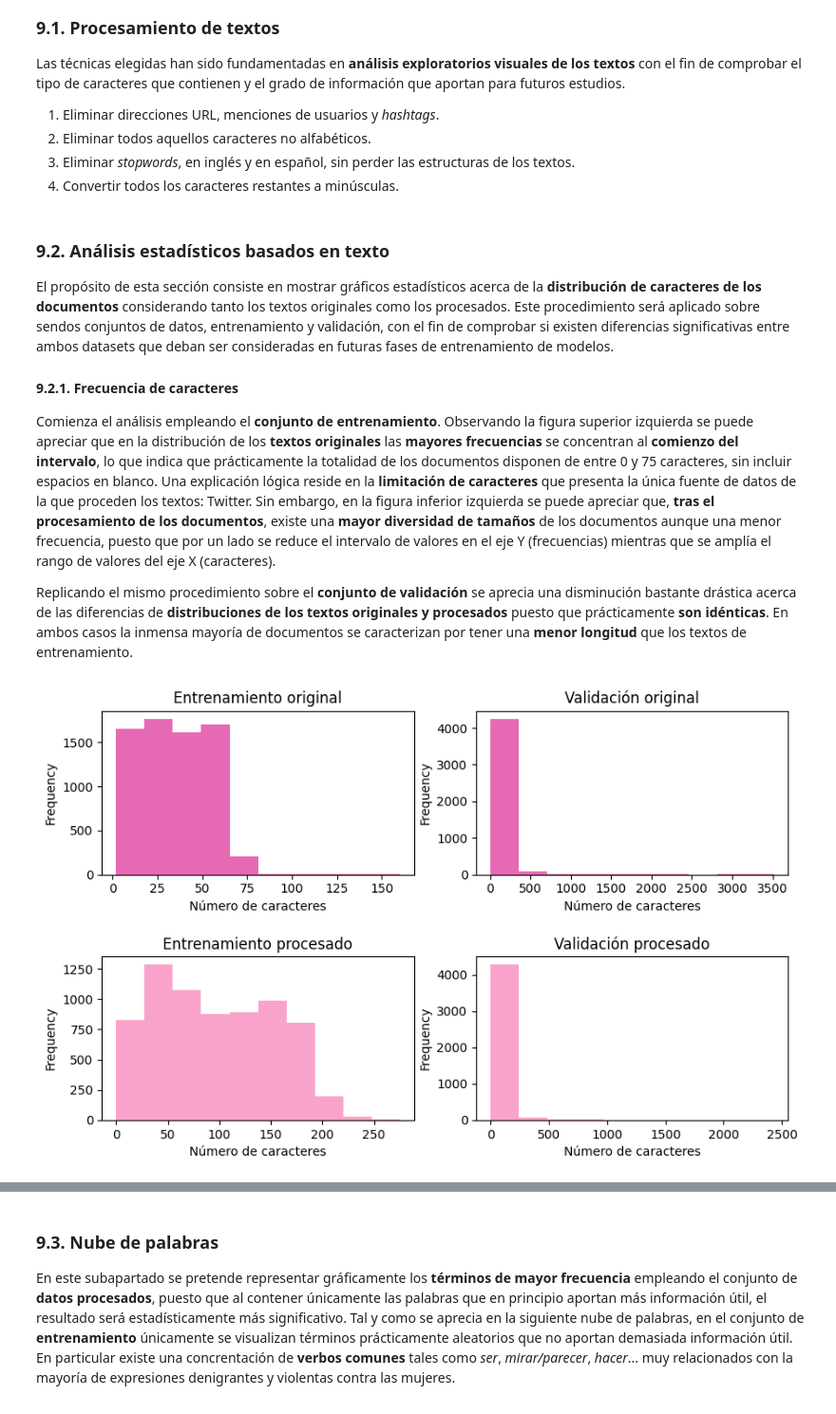
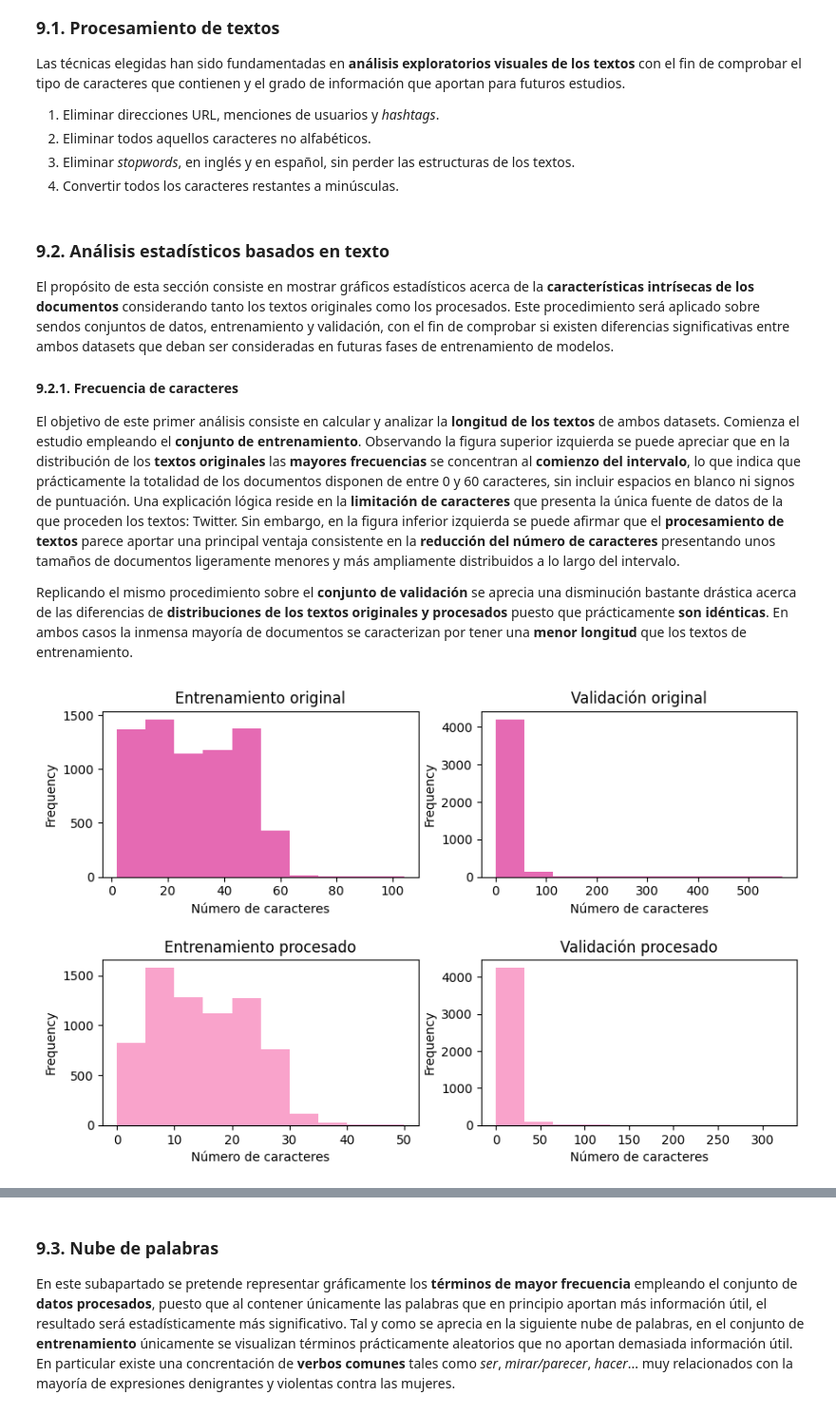
Before and after one commit to lidiasm/DATCOM-TFM, a Jupyter notebook: notebooks/eda.ipynb, the cells around one changed output, grey strips where cells are left out. Shown at 95% size. Drawn from its saved outputs; the diff is of its cells as text; code cells hidden in the pictures.

```diff
--- a/notebooks/eda.ipynb
+++ b/notebooks/eda.ipynb
@@ -231,11 +226,11 @@ Las técnicas elegidas han sido fundamentadas en **análisis exploratorios visua
 # %% [markdown]
 ### 9.2. Análisis estadísticos basados en texto
 
-El propósito de esta sección consiste en mostrar gráficos estadísticos acerca de la **distribución de caracteres de los documentos** considerando tanto los textos originales como los procesados. Este procedimiento será aplicado sobre sendos conjuntos de datos, entrenamiento y validación, con el fin de comprobar si existen diferencias significativas entre ambos datasets que deban ser consideradas en futuras fases de entrenamiento de modelos.
+El propósito de esta sección consiste en mostrar gráficos estadísticos acerca de la **características intrísecas de los documentos** considerando tanto los textos originales como los procesados. Este procedimiento será aplicado sobre sendos conjuntos de datos, entrenamiento y validación, con el fin de comprobar si existen diferencias significativas entre ambos datasets que deban ser consideradas en futuras fases de entrenamiento de modelos.
 
 #### 9.2.1. Frecuencia de caracteres
 
-Comienza el análisis empleando el **conjunto de entrenamiento**. Observando la figura superior izquierda se puede apreciar que en la distribución de los **textos originales** las **mayores frecuencias** se concentran al **comienzo del intervalo**, lo que indica que prácticamente la totalidad de los documentos disponen de entre 0 y 75 caracteres, sin incluir espacios en blanco. Una explicación lógica reside en la **limitación de caracteres** que presenta la única fuente de datos de la que proceden los textos: Twitter. Sin embargo, en la figura inferior izquierda se puede apreciar que, **tras el procesamiento de los documentos**, existe una **mayor diversidad de tamaños** de los documentos aunque una menor frecuencia, puesto que por un lado se reduce el intervalo de valores en el eje Y (frecuencias) mientras que se amplía el rango de valores del eje X (caracteres).
+El objetivo de este primer análisis consiste en calcular y analizar la **longitud de los textos** de ambos datasets. Comienza el estudio empleando el **conjunto de entrenamiento**. Observando la figura superior izquierda se puede apreciar que en la distribución de los **textos originales** las **mayores frecuencias** se concentran al **comienzo del intervalo**, lo que indica que prácticamente la totalidad de los documentos disponen de entre 0 y 60 caracteres, sin incluir espacios en blanco ni signos de puntuación. Una explicación lógica reside en la **limitación de caracteres** que presenta la única fuente de datos de la que proceden los textos: Twitter. Sin embargo, en la figura inferior izquierda se puede afirmar que el **procesamiento de textos** parece aportar una principal ventaja consistente en la **reducción del número de caracteres** presentando unos tamaños de documentos ligeramente menores y más ampliamente distribuidos a lo largo del intervalo.
 
 Replicando el mismo procedimiento sobre el **conjunto de validación** se aprecia una disminución bastante drástica acerca de las diferencias de **distribuciones de los textos originales y procesados** puesto que prácticamente **son idénticas**. En ambos casos la inmensa mayoría de documentos se caracterizan por tener una **menor longitud** que los textos de entrenamiento.
 # %%
@@ -245,7 +240,7 @@ add_stopwords = ["mujer", "hombre",
                 "woman", "man",
                 "women", "men"]
 
-# Text processing for training and testing datasets
+# Text processing for train and test datasets
 train_df = text_processing_pipeline(
     dataset=train_df,
     text_col="text",
@@ -256,29 +251,23 @@ test_df = text_processing_pipeline(
     text_col="text",
     add_stopwords=add_stopwords)
 
-# Tokenize original train texts
-train_df["text_tokens"] = train_df.apply(
-    lambda row: nltk.word_tokenize(
-        row["text"]),
-        axis=1)
-
-# Tokenize original test texts
-test_df["text_tokens"] = train_df.apply(
-    lambda row: nltk.word_tokenize(
-        row["text"]),
-        axis=1)
-
-# Tokenize processed train texts
+# Tokenize processed train and test texts
 train_df["cleaned_text_tokens"] = train_df.apply(
     lambda row: nltk.word_tokenize(
         row["cleaned_text"]),
         axis=1)
 
-# Tokenize processed test texts
 test_df["cleaned_text_tokens"] = test_df.apply(
     lambda row: nltk.word_tokenize(
         row["cleaned_text"]),
         axis=1)
+
+# Delete punctuation marks and tokenize texts
+train_df["text_tokens"] = [record.split(" ") for record in
+                            list(train_df["text"].str.replace("[^\w\s]", ""))]
+
+test_df["text_tokens"] = [record.split(" ") for record in
+                            list(test_df["text"].str.replace("[^\w\s]", ""))]
 
 # Create a grid for 4 charts
 fig, ax = plt.subplots(2, 2, figsize=(10,6))
@@ -289,35 +278,37 @@ ax[0][1].set_xlabel("Número de caracteres")
 ax[1][0].set_xlabel("Número de caracteres")
 ax[1][1].set_xlabel("Número de caracteres")
 
-# Char frequency for ORIGINAL texts in training and testing datasets
+# Char frequency for ORIGINAL texts in train and test datasets
 train_df["text_tokens"].str.len().plot(
     ax=ax[0][0],
     kind="hist",
     grid=False,
     color="#e56ab3",
     title="Entrenamiento original")
+
 test_df["text_tokens"].str.len().plot(
     ax=ax[0][1],
     kind="hist",
     grid=False,
     color="#e56ab3",
     title="Validación original")
 
-# Char frequency for PREPROCESSED texts in training and testing datasets
+# Char frequency for PREPROCESSED texts in train and test datasets
 train_df["cleaned_text_tokens"].str.len().plot(
     ax=ax[1][0],
     kind="hist",
     grid=False,
     color="#f9a3cb",
     title="Entrenamiento procesado")
+
 test_df["cleaned_text_tokens"].str.len().plot(
     ax=ax[1][1],
     kind="hist",
     grid=False,
     color="#f9a3cb",
     title="Validación procesado")
 
 # Add some vertical space between plots
 fig.subplots_adjust(hspace=0.5)
 # %% [output]
-[figure, old version]
+[figure, new version]
```
Also changed, not shown: parts of 12 cells of this notebook, 1 other file.
